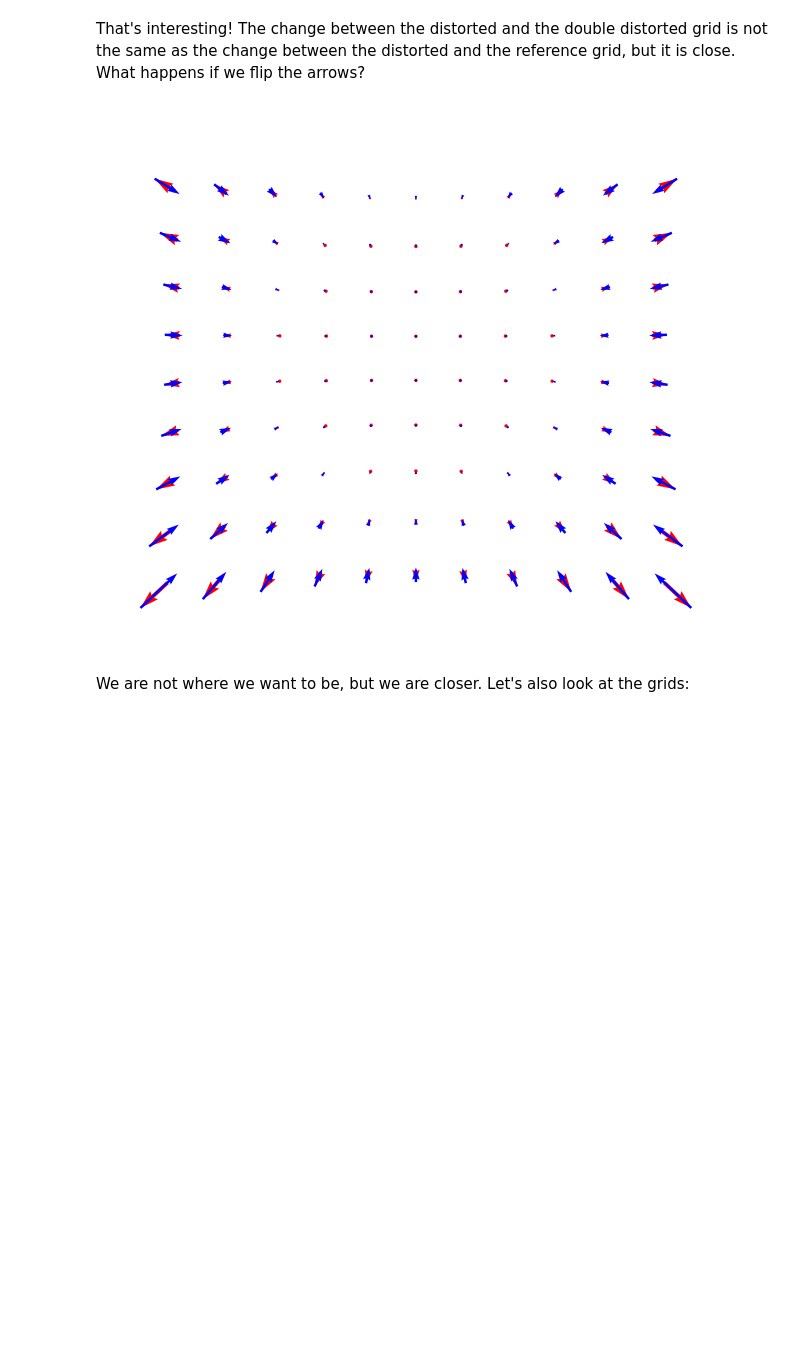
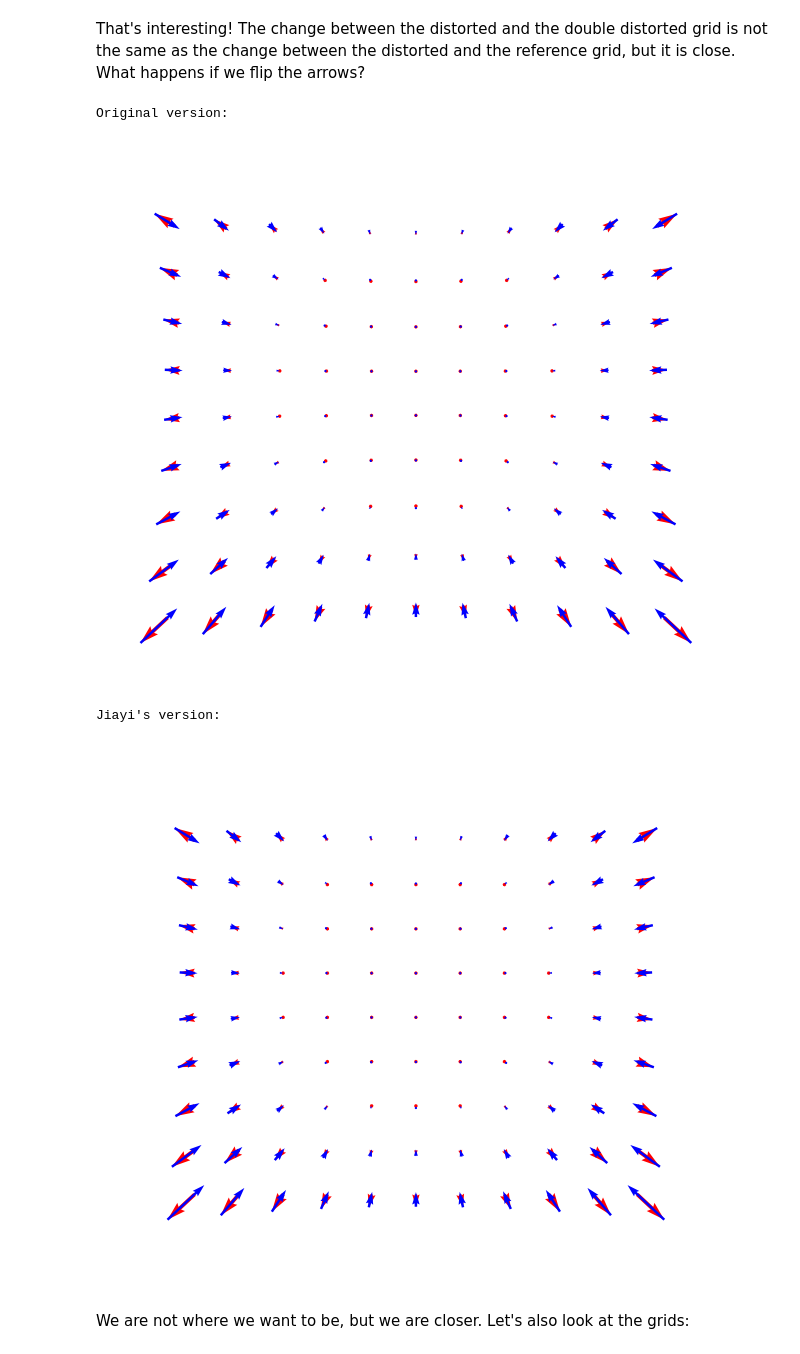
Before and after one commit to Judy0907P/pixel-to-point-cloud, a Jupyter notebook: workshops/03_image_distortion_and_undistortion.ipynb, the cells around one changed output. Cells and saved outputs as stored; diff of their text form; code cells hidden in the pictures; blank space fills up the shorter version.

Commit message:
plot both versions

```diff
--- a/workshops/03_image_distortion_and_undistortion.ipynb
+++ b/workshops/03_image_distortion_and_undistortion.ipynb
@@ -210,63 +210,66 @@ That's interesting! The change between the distorted and the double distorted gr
 # %%
 # ==== Original Version
 next_pixel_grid = pixels_grid + pixel_vector
-
+print("Original version: ")
 
 plt.figure(figsize=(8, 10))
 plt.quiver(
     pixels_grid[..., 0],
     pixels_grid[..., 1],
     pixel_vector[..., 0],
     pixel_vector[..., 1],
     scale_units="xy",
     scale=1,
     color="r",
 )
 plt.quiver(
     next_pixel_grid[..., 0],
     next_pixel_grid[..., 1],
     -distorted_pixel_vector[..., 0],
     -distorted_pixel_vector[..., 1],
     scale_units="xy",
     scale=1,
     color="b",
     width=0.004,
 )
 plt.axis("image")
 plt.axis("off")
 plt.xlim(-500, 3000)
 plt.ylim(-500, 2500)
 plt.show()
 
 # ===== New Version
-
-# plt.figure(figsize=(8, 10))
-# plt.quiver(
-#     reference_pixels_grid[..., 0],
-#     reference_pixels_grid[..., 1],
-#     pixel_vector[..., 0],
-#     pixel_vector[..., 1],
-#     scale_units="xy",
-#     scale=1,
-#     color="r",
-# )
-# plt.quiver(
-#     pixels_grid[..., 0],
-#     pixels_grid[..., 1],
-#     -distorted_pixel_vector[..., 0],
-#     -distorted_pixel_vector[..., 1],
-#     scale_units="xy",
-#     scale=1,
-#     color="b",
-#     width=0.004,
-# )
-# plt.axis("image")
-# plt.axis("off")
-# plt.xlim(-500, 3000)
-# plt.ylim(-500, 2500)
-# plt.show()
+print("Jiayi's version: ")
+plt.figure(figsize=(8, 10))
+plt.quiver(
+    reference_pixels_grid[..., 0],
+    reference_pixels_grid[..., 1],
+    pixel_vector[..., 0],
+    pixel_vector[..., 1],
+    scale_units="xy",
+    scale=1,
+    color="r",
+)
+plt.quiver(
+    pixels_grid[..., 0],
+    pixels_grid[..., 1],
+    -distorted_pixel_vector[..., 0],
+    -distorted_pixel_vector[..., 1],
+    scale_units="xy",
+    scale=1,
+    color="b",
+    width=0.004,
+)
+plt.axis("image")
+plt.axis("off")
+plt.xlim(-500, 3000)
+plt.ylim(-500, 2500)
+plt.show()
 # %% [output]
+Original version:
 [figure]
+Jiayi's version:
+[figure, added]
 # %% [markdown]
 We are not where we want to be, but we are closer. Let's also look at the grids:
 # %%
```
